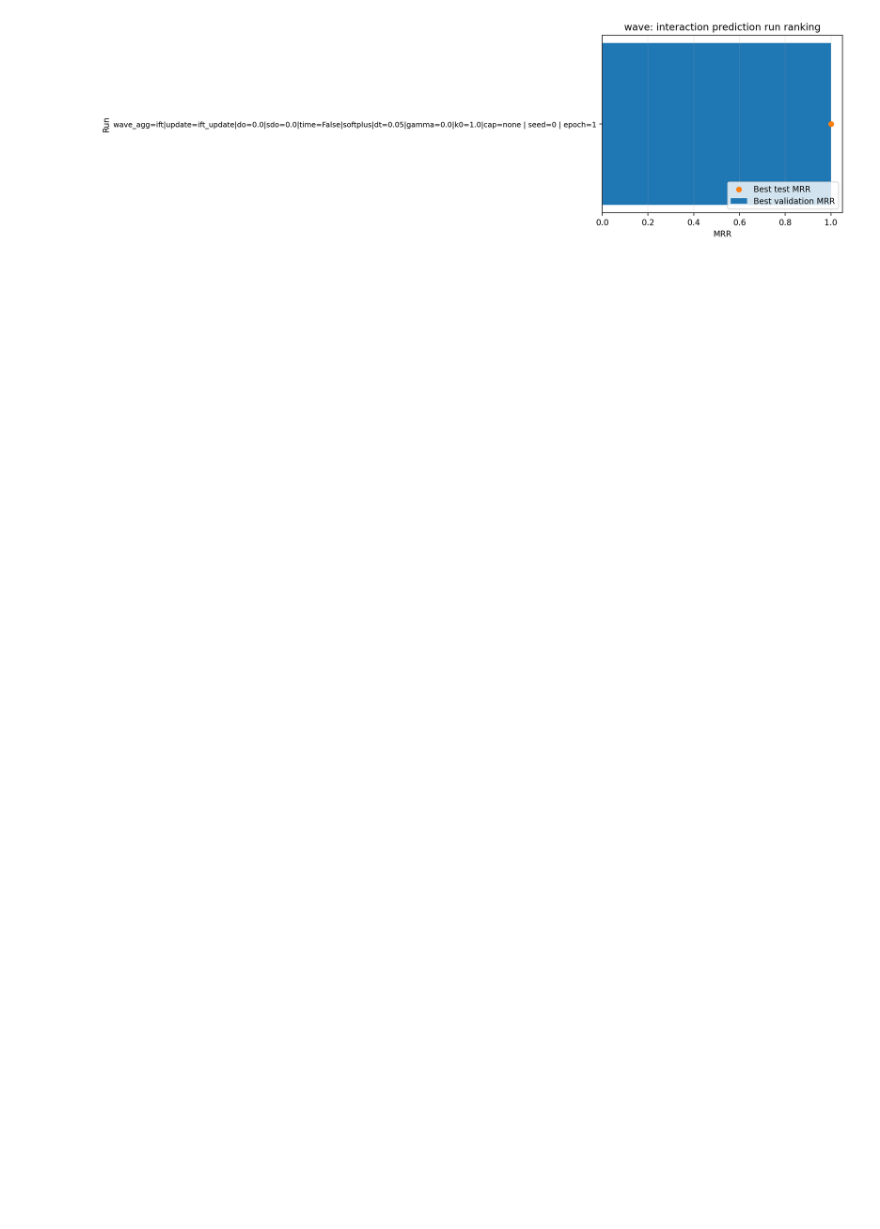
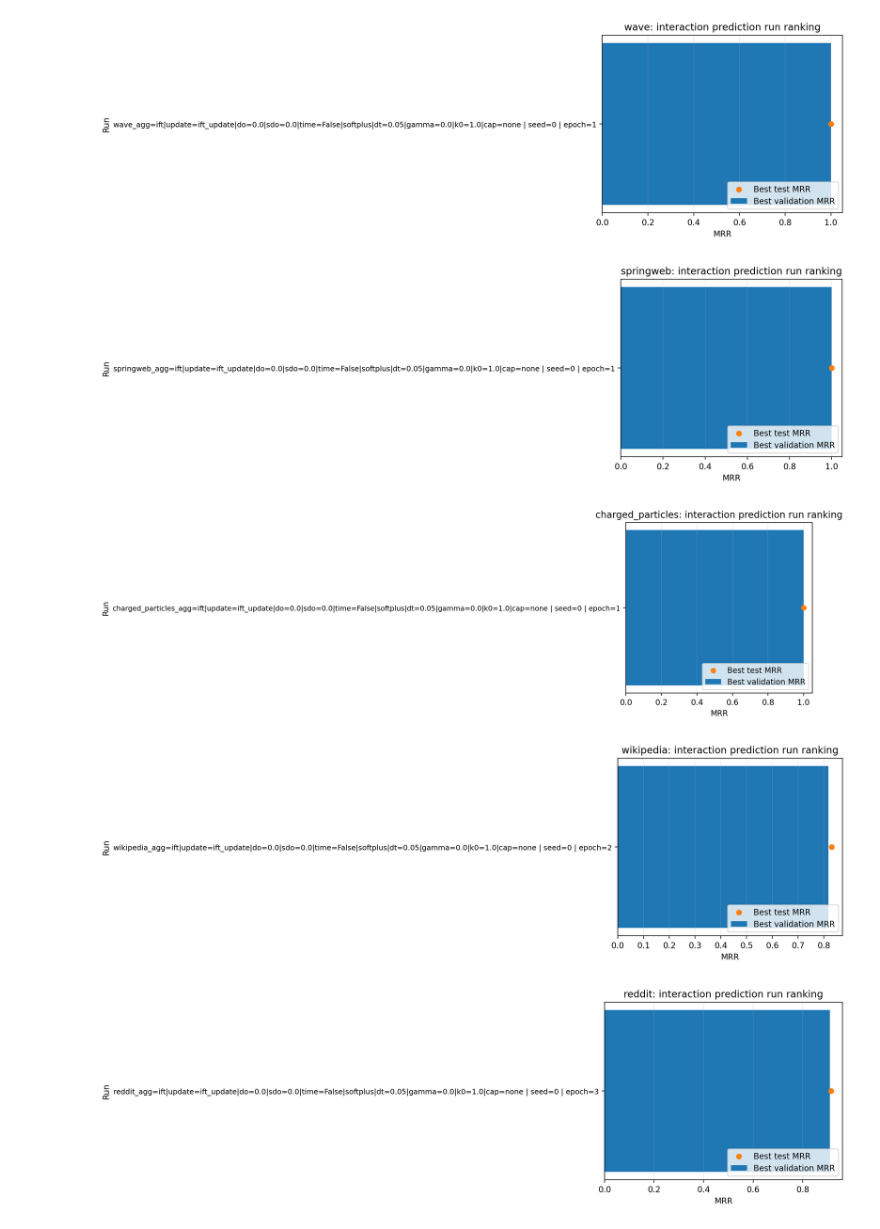
Before and after one commit to tweninger/fnn, a Jupyter notebook: interactiondynamics/analysis/view_plot.ipynb, the cells around one changed output. Drawn from its saved outputs; the diff is of its cells as text; code cells hidden in the pictures; blank space fills up the shorter version.

```diff
--- a/interactiondynamics/analysis/view_plot.ipynb
+++ b/interactiondynamics/analysis/view_plot.ipynb
@@ -2,11 +2,23 @@
 from IPython.display import Image, display
 import os
 
-plot_dir = "/home/akapociu/ift/interactiondynamics/plots/interaction_predictions"
+plot_dir = "/home/akapociu/ift/interactiondynamics/plots/interaction_predictions/wave"
 
-for dirs in os.listdir(plot_dir):
-    for filenames in os.listdir(plot_dir):
-        full_path = os.path.join(plot_dir, filenames)
-        display(Image(filename=full_path))
+for filenames in os.listdir(plot_dir):
+    full_path = os.path.join(plot_dir, filenames)
+    display(Image(filename=full_path))
-# %% [output]
-[figure, removed]
+# %%
+plot_dir = "/home/akapociu/ift/interactiondynamics/plots/interaction_predictions_clean"
+
+for dirname in os.listdir(plot_dir):
+    subdir = os.path.join(plot_dir, dirname)
+
+    for filename in os.listdir(subdir):
+        full_path = os.path.join(subdir, filename)
+        display(Image(filename=full_path))
+# %% [output]
+[figure, added]
+[figure, added]
+[figure, added]
+[figure, added]
+[figure, added]
```
Also changed, not shown: parts of 1 cell of this notebook, 10 other files.
